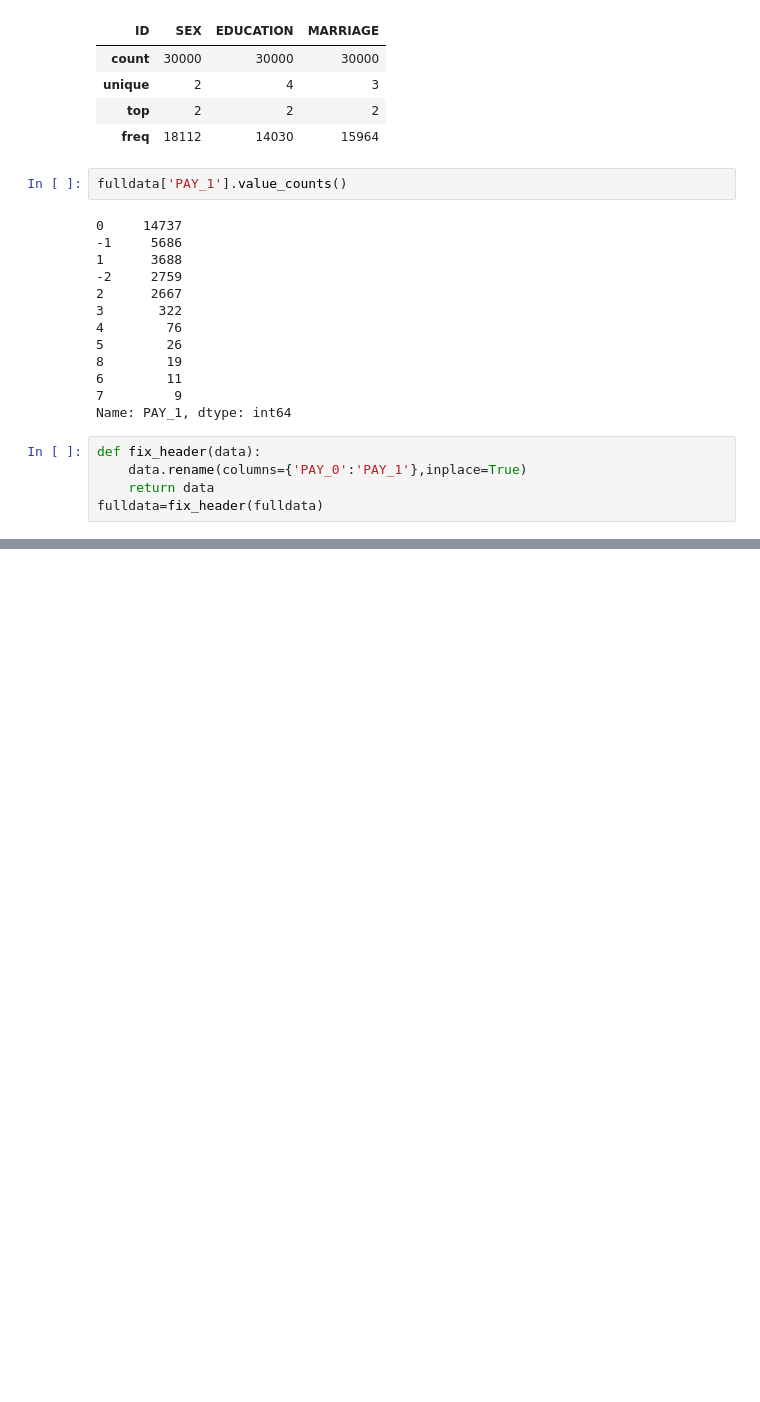
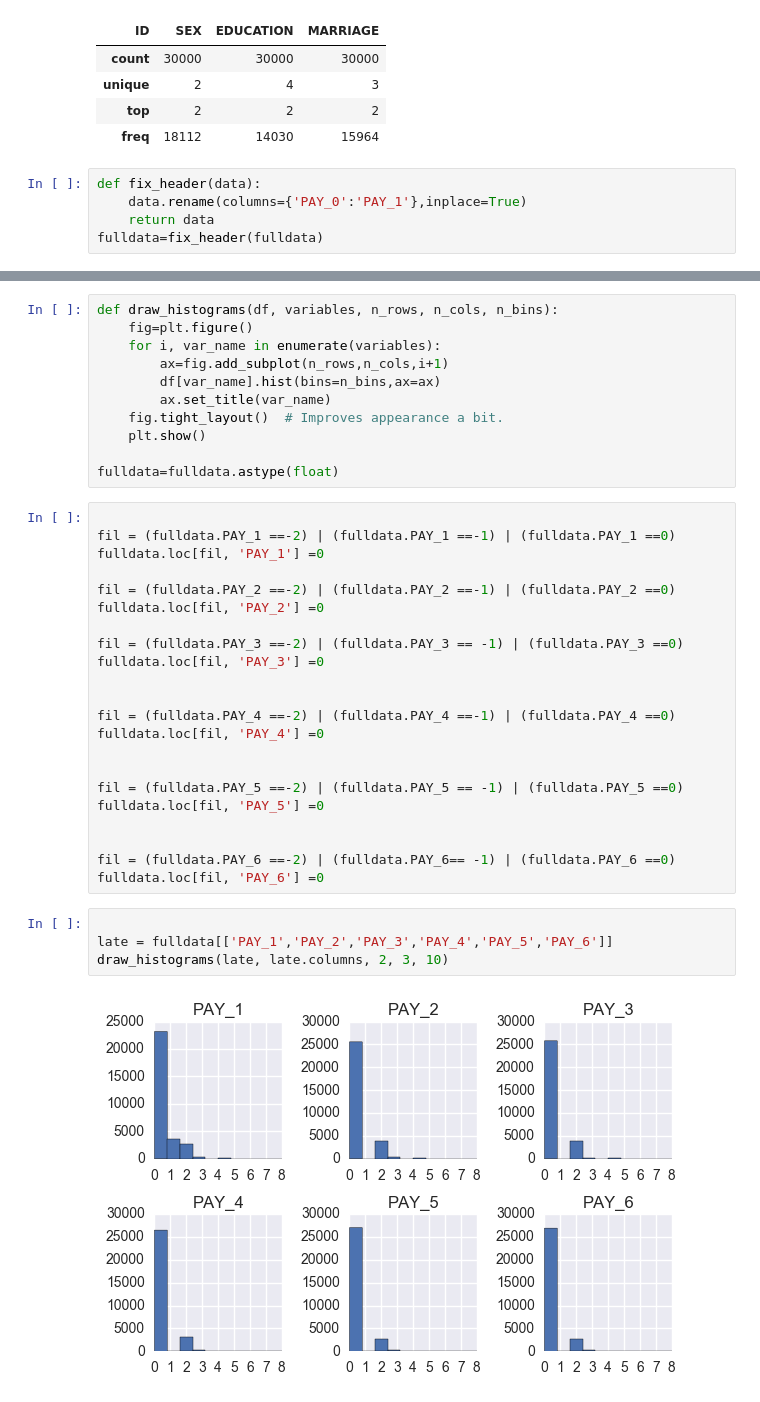
Before and after one commit to innovator-arjun/Credit-Card-AL-ML-Analytics, a Jupyter notebook: Credit Card Farud ML-AI-Python_Analytics.ipynb, the cells around one changed output, grey strips where cells are left out. Cells and saved outputs as stored; diff of their text form; blank space fills up the shorter version.

```diff
--- a/Credit Card Farud ML-AI-Python_Analytics.ipynb
+++ b/Credit Card Farud ML-AI-Python_Analytics.ipynb
@@ -102,21 +102,6 @@ fulldata[['SEX', 'EDUCATION', 'MARRIAGE']].describe()
 | unique | 2 | 4 | 3 |
 | top | 2 | 2 | 2 |
 | freq | 18112 | 14030 | 15964 |
-# %%
-fulldata['PAY_1'].value_counts()
-# %% [output]
-0     14737
--1     5686
-1      3688
--2     2759
-2      2667
-3       322
-4        76
-5        26
-8        19
-6        11
-7         9
-Name: PAY_1, dtype: int64
 # %%
 def fix_header(data):
     data.rename(columns={'PAY_0':'PAY_1'},inplace=True)
@@ -131,3 +116,42 @@ fulldata.head()
 | 3 | 90000 | 2 | 2 | 2 | 34 | 0 | 0 | 0 | 0 | 0 | ... |
 | 4 | 50000 | 2 | 2 | 1 | 37 | 0 | 0 | 0 | 0 | 0 | ... |
 | 5 | 50000 | 1 | 2 | 1 | 57 | -1 | 0 | -1 | 0 | 0 | ... |
+# %%
+def draw_histograms(df, variables, n_rows, n_cols, n_bins):
+    fig=plt.figure()
+    for i, var_name in enumerate(variables):
+        ax=fig.add_subplot(n_rows,n_cols,i+1)
+        df[var_name].hist(bins=n_bins,ax=ax)
+        ax.set_title(var_name)
+    fig.tight_layout()  # Improves appearance a bit.
+    plt.show()
+
+fulldata=fulldata.astype(float)
+# %%
+
+fil = (fulldata.PAY_1 ==-2) | (fulldata.PAY_1 ==-1) | (fulldata.PAY_1 ==0)
+fulldata.loc[fil, 'PAY_1'] =0
+
+fil = (fulldata.PAY_2 ==-2) | (fulldata.PAY_2 ==-1) | (fulldata.PAY_2 ==0)
+fulldata.loc[fil, 'PAY_2'] =0
+
+fil = (fulldata.PAY_3 ==-2) | (fulldata.PAY_3 == -1) | (fulldata.PAY_3 ==0)
+fulldata.loc[fil, 'PAY_3'] =0
+
+
+fil = (fulldata.PAY_4 ==-2) | (fulldata.PAY_4 ==-1) | (fulldata.PAY_4 ==0)
+fulldata.loc[fil, 'PAY_4'] =0
+
+
+fil = (fulldata.PAY_5 ==-2) | (fulldata.PAY_5 == -1) | (fulldata.PAY_5 ==0)
+fulldata.loc[fil, 'PAY_5'] =0
+
+
+fil = (fulldata.PAY_6 ==-2) | (fulldata.PAY_6== -1) | (fulldata.PAY_6 ==0)
+fulldata.loc[fil, 'PAY_6'] =0
+# %%
+
+late = fulldata[['PAY_1','PAY_2','PAY_3','PAY_4','PAY_5','PAY_6']]
+draw_histograms(late, late.columns, 2, 3, 10)
+# %% [output]
+[figure, added]
```
Also changed, not shown: parts of 5 cells of this notebook.
